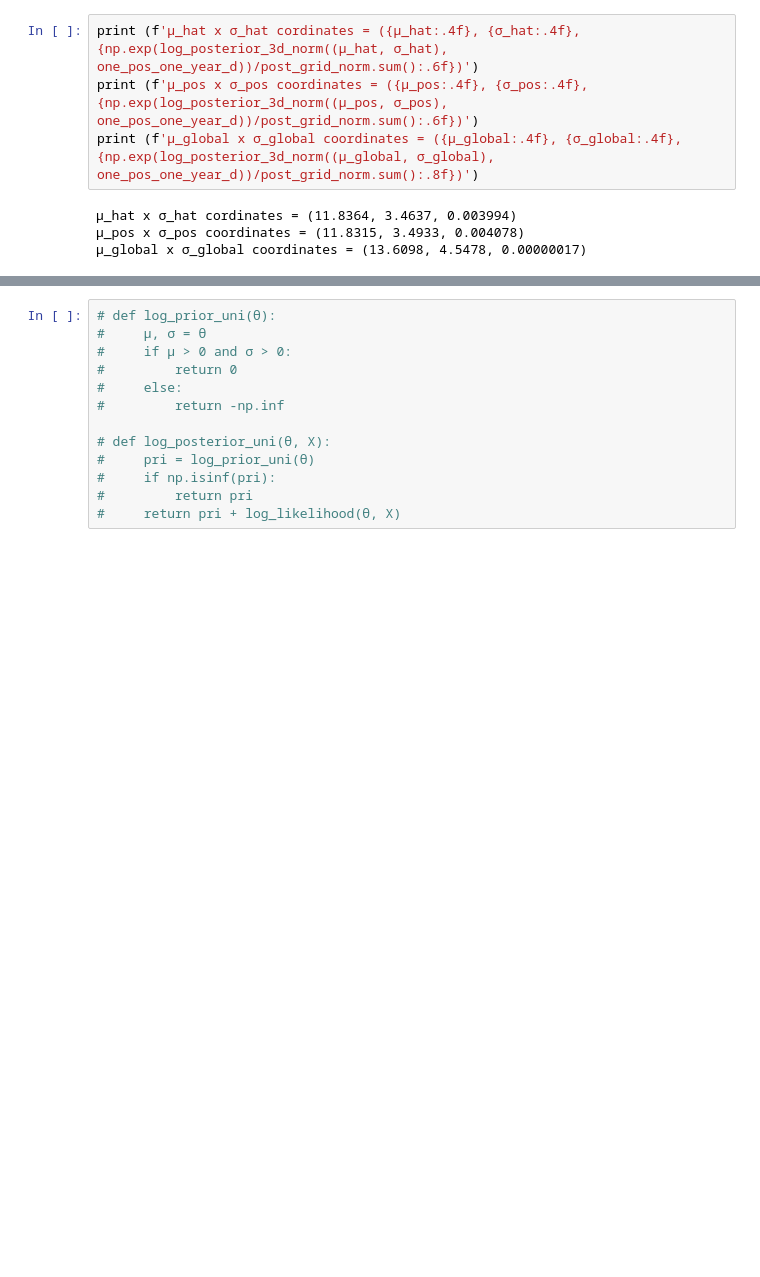
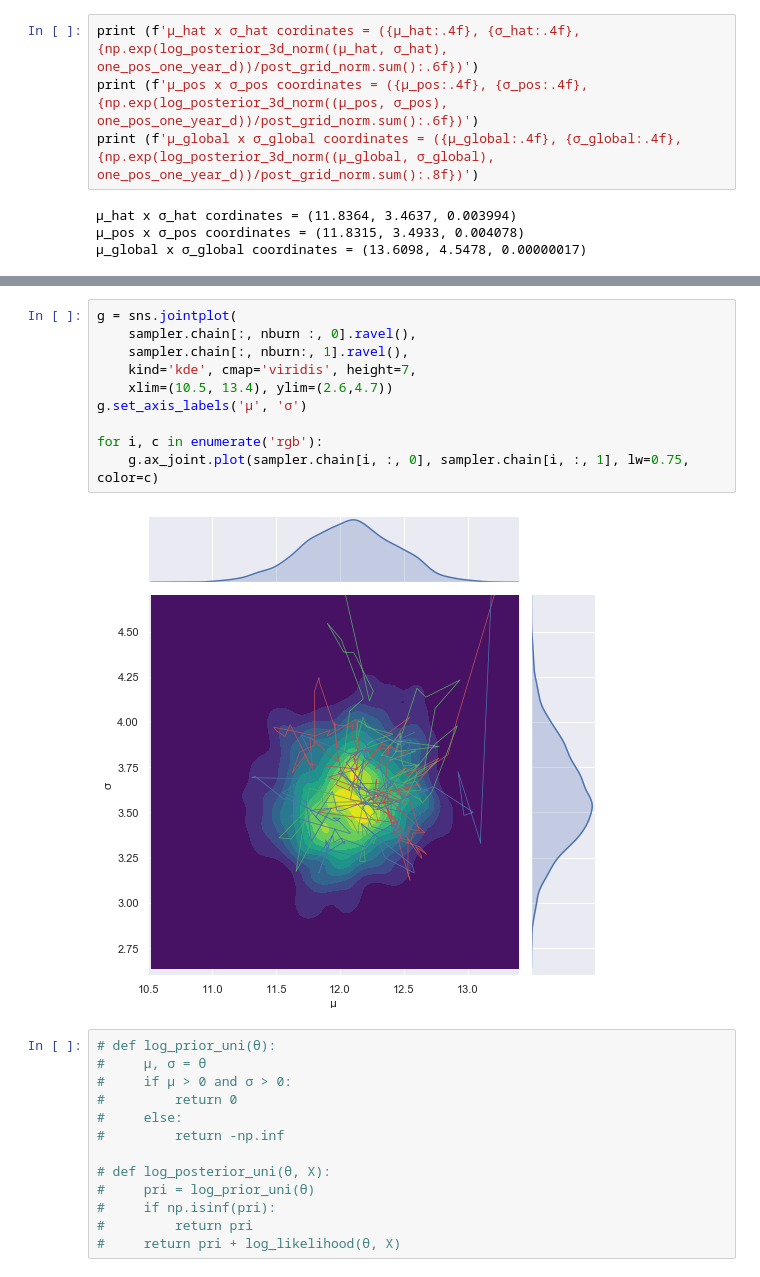
Before and after one commit to guygozlan/SciComPy_NBA, a Jupyter notebook: NBA_ver3.ipynb, the cells around one changed output, grey strips where cells are left out. Cells and saved outputs as stored; diff of their text form; blank space fills up the shorter version.

```diff
--- a/NBA_ver3.ipynb
+++ b/NBA_ver3.ipynb
@@ -610,3 +643,15 @@ print (f'μ_global x σ_global coordinates = ({μ_global:.4f}, {σ_global:.4f},
+# %%
+g = sns.jointplot(
+    sampler.chain[:, nburn :, 0].ravel(),
+    sampler.chain[:, nburn:, 1].ravel(),
+    kind='kde', cmap='viridis', height=7,
+    xlim=(10.5, 13.4), ylim=(2.6,4.7))
+g.set_axis_labels('μ', 'σ')
+
+for i, c in enumerate('rgb'):
+    g.ax_joint.plot(sampler.chain[i, :, 0], sampler.chain[i, :, 1], lw=0.75, color=c)
+# %% [output]
+[figure, added]
 # %%
 # def log_prior_uni(θ):
 #     μ, σ = θ
```
Also changed, not shown: parts of 6 cells of this notebook.
